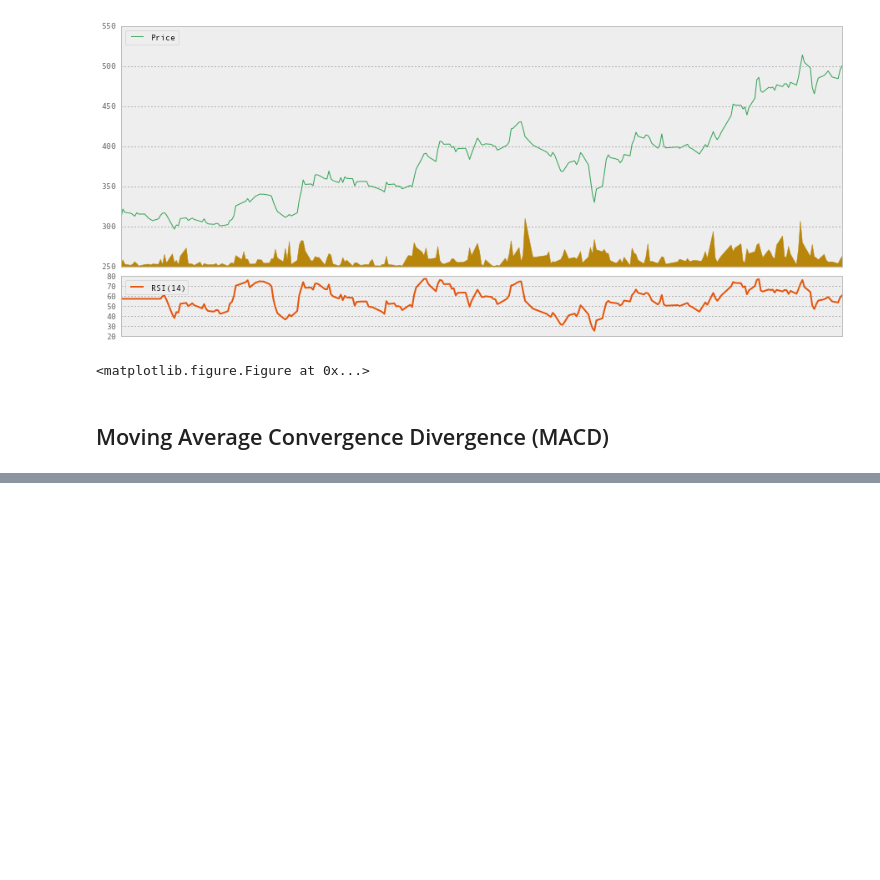
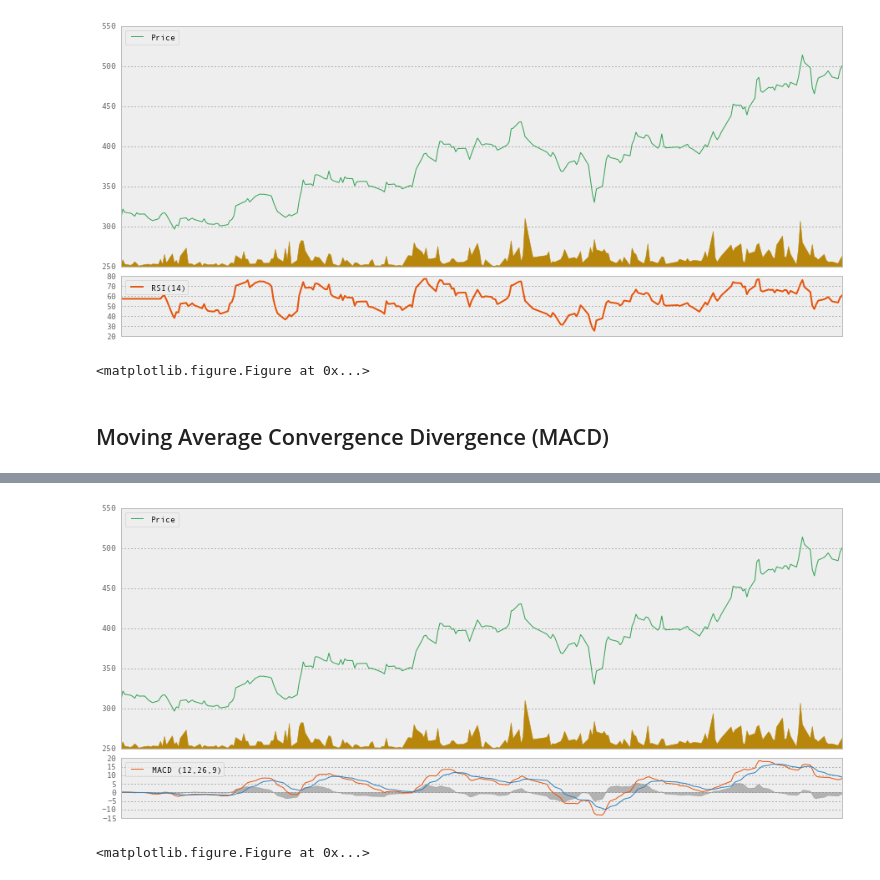
Before and after one commit to daniyalnawaz/cs-research, a Jupyter notebook: Technical Analysis.ipynb, the cells around one changed output, grey strips where cells are left out. Cells and saved outputs as stored; diff of their text form; code cells hidden in the pictures; blank space fills up the shorter version.

```diff
--- a/Technical Analysis - Chart Overlays.ipynb
+++ b/Technical Analysis.ipynb
@@ -25,7 +26,7 @@ def plot(stock, overlays = [], subplots = []):
 
     subplot_bottom = 0.25
 
-    rect = [left, subplot_bottom * len(subplots) + 0.04, width, 1]
+    rect = [left, subplot_bottom + 0.04, width, 1]
 
     fillcolor = 'darkgoldenrod'
 
@@ -43,15 +44,19 @@ def plot(stock, overlays = [], subplots = []):
 
     if len(subplots) > 0:
         ax.set_xticks([])
+        sp_rec = [left, 0, width, 0.25]
+        sp_ax = fig.add_axes(sp_rec, sharex=ax)
+
         for subplot in subplots:
-            sp_rec = [left, 0, width, 0.25]
-            sp_ax = fig.add_axes(sp_rec, sharex=ax)
-            kargs = subplot[1]
-            handle, = sp_ax.plot(stock.index, subplot[0], **kargs)
+            if len(subplot) == 3 and subplot[2] == 'hist':
+                sp_ax.fill_between(stock.index, subplot[0], 0, alpha=0.5, facecolor='#777777', edgecolor='#777777')
+            else:
+                kargs = subplot[1]
+                handle, = sp_ax.plot(stock.index, subplot[0], **kargs)
 
-            props = font_manager.FontProperties(size=10)
-            sp_leg = sp_ax.legend(loc='upper left', prop=props)
-            sp_leg.get_frame().set_alpha(0.8)
+        props = font_manager.FontProperties(size=10)
+        sp_leg = sp_ax.legend(loc='upper left', prop=props)
+        sp_leg.get_frame().set_alpha(0.8)
 
     volume = (stock.closing*stock.turnover)/1e6  # dollar volume in millions
     vmax = volume.max()
@@ -59,8 +64,6 @@ def plot(stock, overlays = [], subplots = []):
     axt.set_ylim(0, 5*vmax)
     axt.set_yticks([])
 
-    ax2.text(0.3, 0.9, '', transform=ax2.transAxes, fontsize=9)
-
     props = font_manager.FontProperties(size=10)
     leg = ax.legend(loc='upper left', prop=props)
     leg.get_frame().set_alpha(0.8)
@@ -314,0 +358,13 @@ plot(stock, subplots = [
+# %%
+macd_line = pd.ewma(stock.closing, span = 12) - pd.ewma(stock.closing, span = 26)
+macd_signal = pd.ewma(macd_line, span = 9)
+macd_hist = macd_line - macd_signal
+
+plot(stock, subplots = [
+    [macd_line, {'label':'MACD (12,26,9)', 'lw': 1, 'c': '#e6550d'}],
+    [macd_signal, {'lw': 1}],
+    [macd_hist, {'lw': 1}, 'hist']
+])
+# %% [output]
+[figure, added]
+<matplotlib.figure.Figure at 0x...>
```
Also changed, not shown: parts of 11 cells of this notebook.
